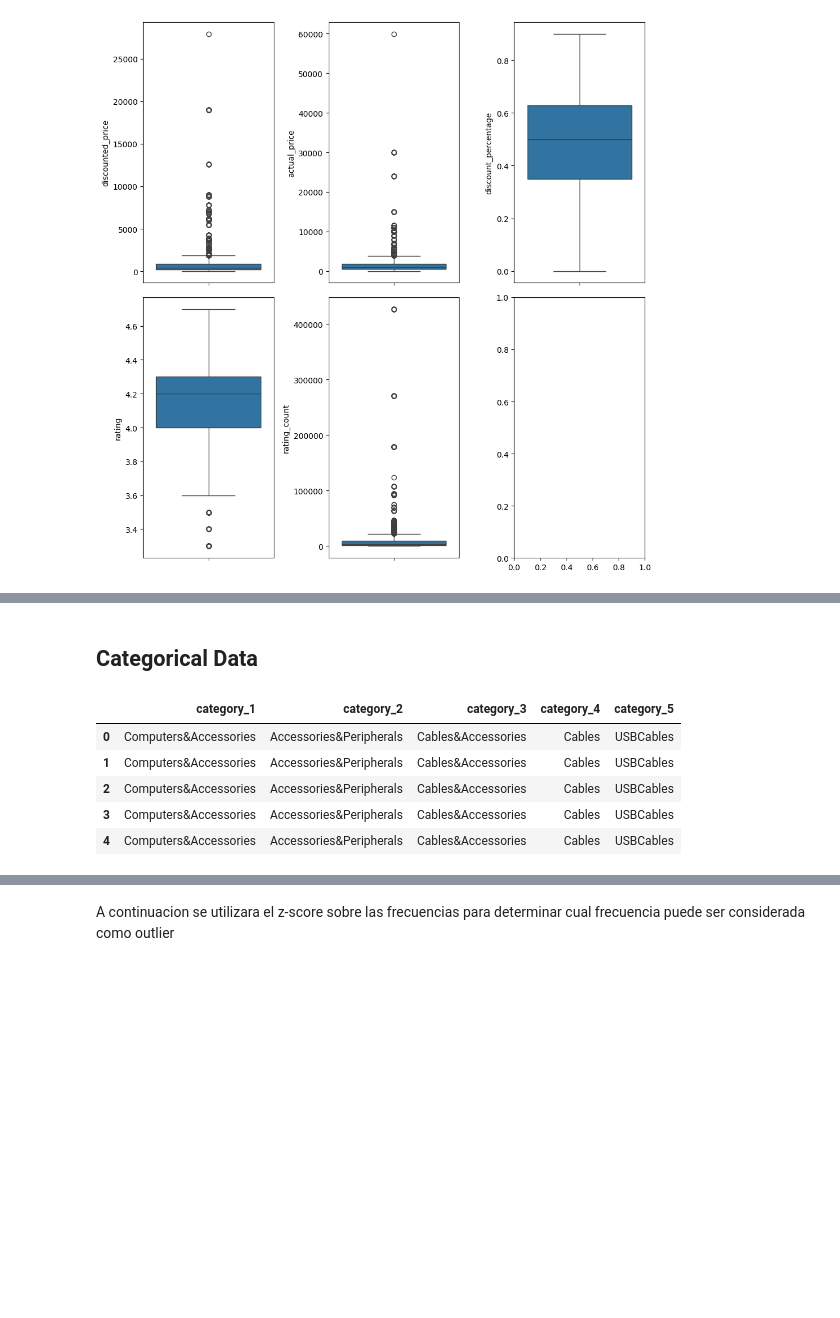
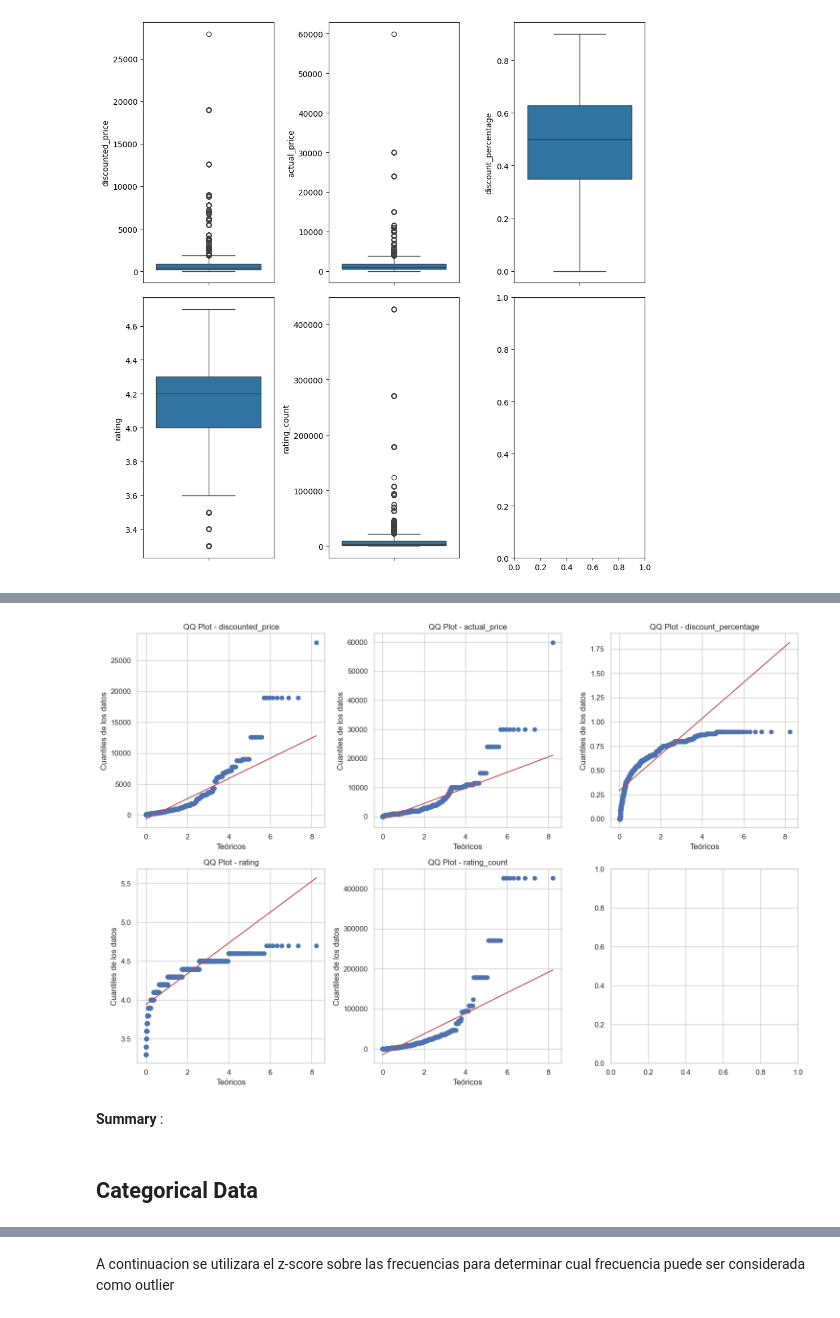
Before and after one commit to marcoeferro/eda_online_retail_sales, a Jupyter notebook: EDARetailSales.ipynb, the cells around one changed output, grey strips where cells are left out. Drawn from its saved outputs; the diff is of its cells as text; code cells hidden in the pictures; blank space fills up the shorter version.

```diff
--- a/EDARetailSales.ipynb
+++ b/EDARetailSales.ipynb
@@ -148,12 +196,35 @@ plt.show()
+# %%
+import numpy as np
+import scipy.stats as stats
+import matplotlib.pyplot as plt
+import seaborn as sns
+
+# Ejemplo de datos
+numerical_data = df[["discounted_price", "actual_price", "discount_percentage", "rating", "rating_count"]]
+
+# Configuración de la figura y subplots (2 filas, 3 columnas)
+fig, axs = plt.subplots(2, 3, figsize=(15, 10))
+sns.set(style="whitegrid")
+
+# Listado de nombres de las columnas a graficar
+columns = ["discounted_price", "actual_price", "discount_percentage", "rating", "rating_count"]
+
+# Generación de cada QQ plot
+for i, col in enumerate(columns):
+    row, col_index = divmod(i, 3)  # Calcular fila y columna para el subplot
+    stats.probplot(numerical_data[col].dropna(), dist="expon", plot=axs[row, col_index])
+    axs[row, col_index].set_title(f"QQ Plot - {col}")
+    axs[row, col_index].set_xlabel("Teóricos")
+    axs[row, col_index].set_ylabel("Cuantiles de los datos")
+
+# Ajuste para el layout
+plt.tight_layout()
+plt.show()
+# %% [output]
+[figure, added]
+# %% [markdown]
+**Summary** :
 # %% [markdown]
 ## Categorical Data
 # %%
 categorical_data = df[["category_1","category_2","category_3","category_4","category_5"]]
-categorical_data.head()
-# %% [output]
-|  | category_1 | category_2 | category_3 | category_4 | category_5 |
-| 0 | Computers&Accessories | Accessories&Peripherals | Cables&Accessories | Cables | USBCables |
-| 1 | Computers&Accessories | Accessories&Peripherals | Cables&Accessories | Cables | USBCables |
-| 2 | Computers&Accessories | Accessories&Peripherals | Cables&Accessories | Cables | USBCables |
-| 3 | Computers&Accessories | Accessories&Peripherals | Cables&Accessories | Cables | USBCables |
-| 4 | Computers&Accessories | Accessories&Peripherals | Cables&Accessories | Cables | USBCables |
```
Also changed, not shown: parts of 24 cells of this notebook.
